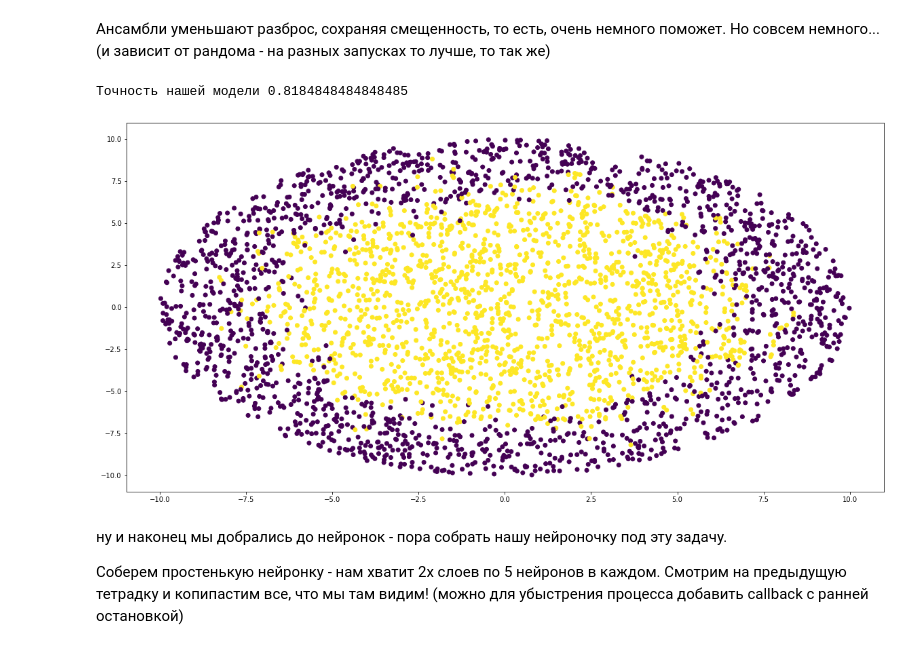
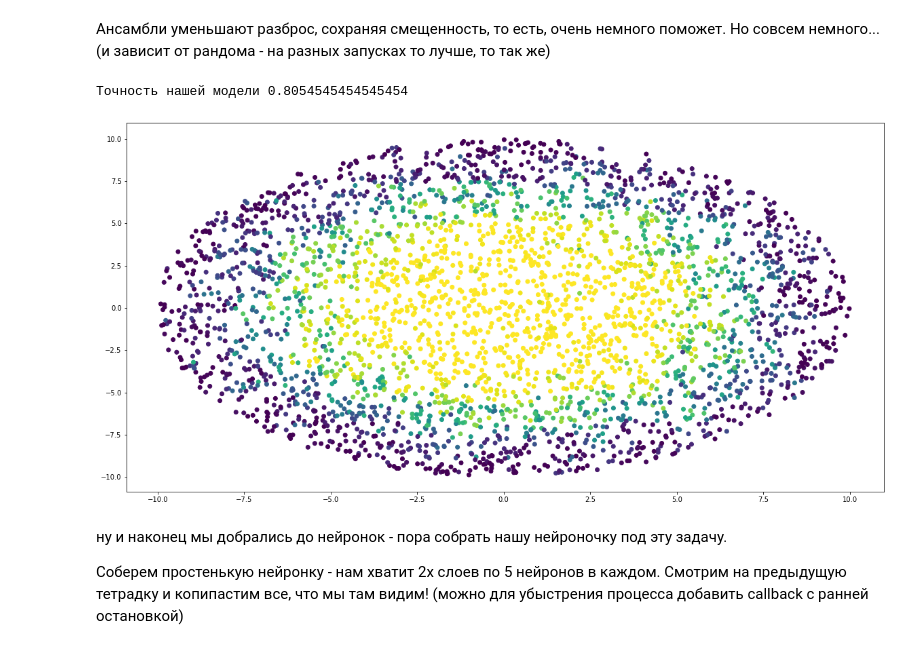
Before and after one commit to fortvivlan/DL_HSE_homeworks, a Jupyter notebook: hw_1/sem1_my_first_neural_network.ipynb, the cells around one changed output. Cells and saved outputs as stored; diff of their text form; code cells hidden in the pictures.

```diff
--- a/hw_1/sem1_my_first_neural_network.ipynb
+++ b/hw_1/sem1_my_first_neural_network.ipynb
@@ -138,22 +138,22 @@ plt.show()
 # %%
 from sklearn.ensemble import RandomForestClassifier
 
 #########################################
 forest = RandomForestClassifier()
 forest.fit(X_train, y_train)
 predict_forest = forest.predict(X_test)
 print(f'Точность нашей модели {accuracy_score(predict_forest, y_test)}')
 
-predict_forest_proba = [np.argmax(x) for x in forest.predict_proba(X_test)]
+predict_forest_proba = forest.predict_proba(X_test)[:, 1]
 
 #########################################
 
 plt.figure(figsize=(20, 10))
 plt.scatter(X_test['x1'], X_test['x2'], c = predict_forest_proba)
 plt.show()
 # %% [output]
-Точность нашей модели 0.8184848484848485
+Точность нашей модели 0.8054545454545454
-[figure, old version]
+[figure, new version]
 # %% [markdown]
 ну и наконец мы добрались до нейронок - пора собрать нашу нейроночку под эту задачу.
 
```
Also changed, not shown: parts of 18 cells of this notebook.
